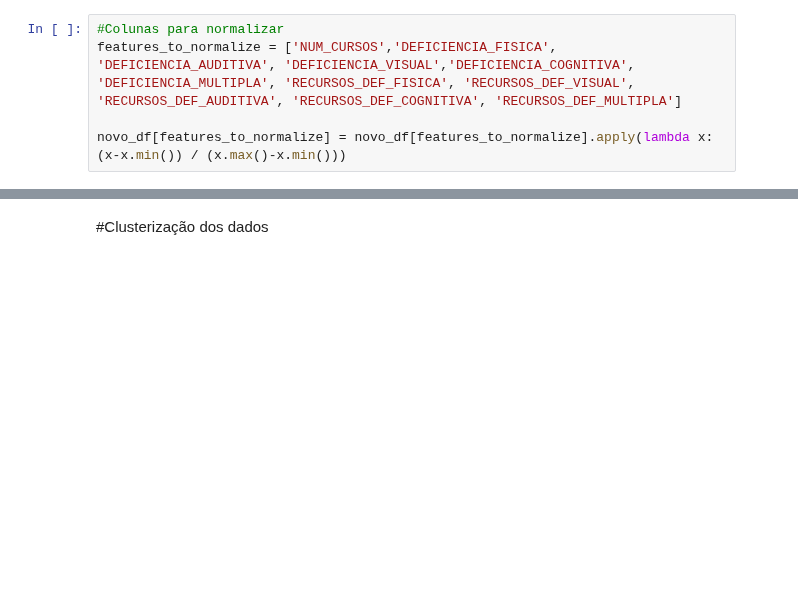
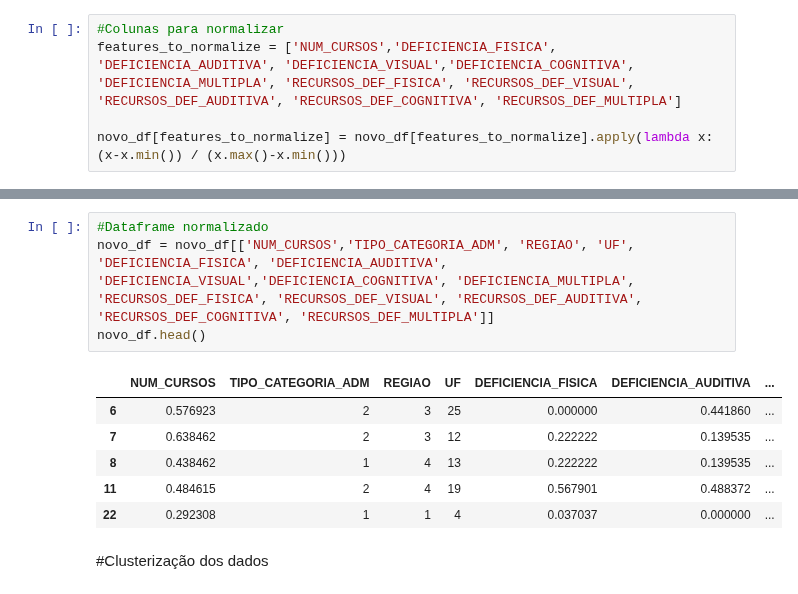
Before and after one commit to roxacarv/edulearn, a Jupyter notebook: Edulearn_clustering.ipynb, the cells around one changed output, grey strips where cells are left out. Saved outputs shown, nothing was run; the diff lists cells and outputs as text; blank space fills up the shorter version.

```diff
--- a/Edulearn_clustering.ipynb
+++ b/Edulearn_clustering.ipynb
@@ -428,3 +415,14 @@ novo_df.describe()
+# %%
+#Dataframe normalizado
+novo_df = novo_df[['NUM_CURSOS','TIPO_CATEGORIA_ADM', 'REGIAO', 'UF', 'DEFICIENCIA_FISICA', 'DEFICIENCIA_AUDITIVA', 'DEFICIENCIA_VISUAL','DEFICIENCIA_COGNITIVA', 'DEFICIENCIA_MULTIPLA', 'RECURSOS_DEF_FISICA', 'RECURSOS_DEF_VISUAL', 'RECURSOS_DEF_AUDITIVA', 'RECURSOS_DEF_COGNITIVA', 'RECURSOS_DEF_MULTIPLA']]
+novo_df.head()
+# %% [output]
+|  | NUM_CURSOS | TIPO_CATEGORIA_ADM | REGIAO | UF | DEFICIENCIA_FISICA | DEFICIENCIA_AUDITIVA | ... |
+| 6 | 0.576923 | 2 | 3 | 25 | 0.000000 | 0.441860 | ... |
+| 7 | 0.638462 | 2 | 3 | 12 | 0.222222 | 0.139535 | ... |
+| 8 | 0.438462 | 1 | 4 | 13 | 0.222222 | 0.139535 | ... |
+| 11 | 0.484615 | 2 | 4 | 19 | 0.567901 | 0.488372 | ... |
+| 22 | 0.292308 | 1 | 1 | 4 | 0.037037 | 0.000000 | ... |
 # %% [markdown]
 #Clusterização dos dados
 # %% [markdown]
```
Also changed, not shown: parts of 5 cells of this notebook.
